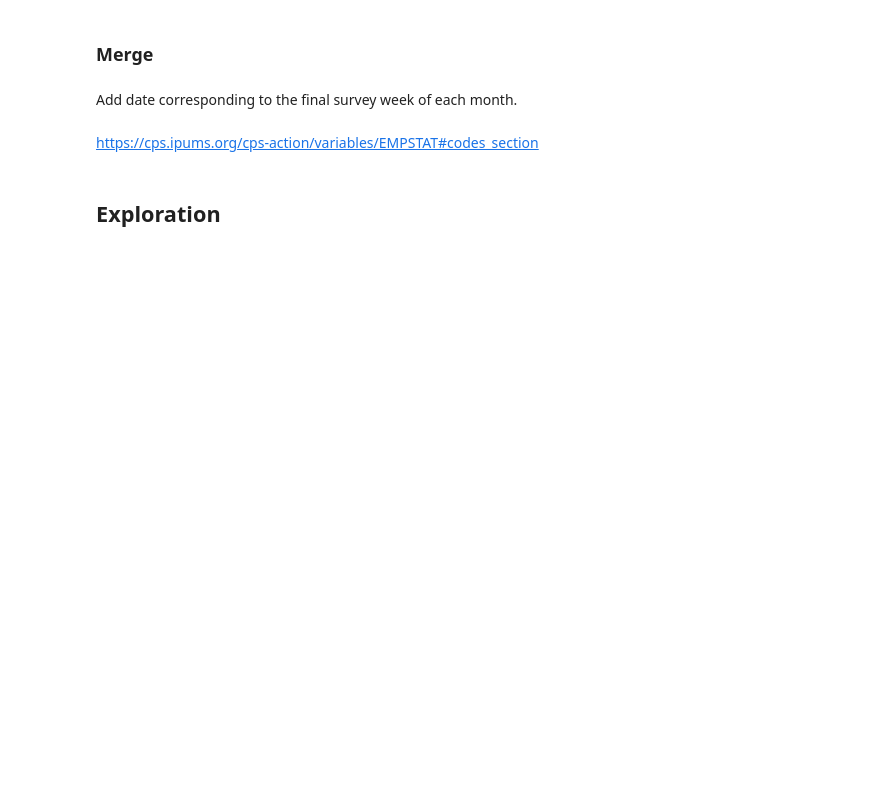
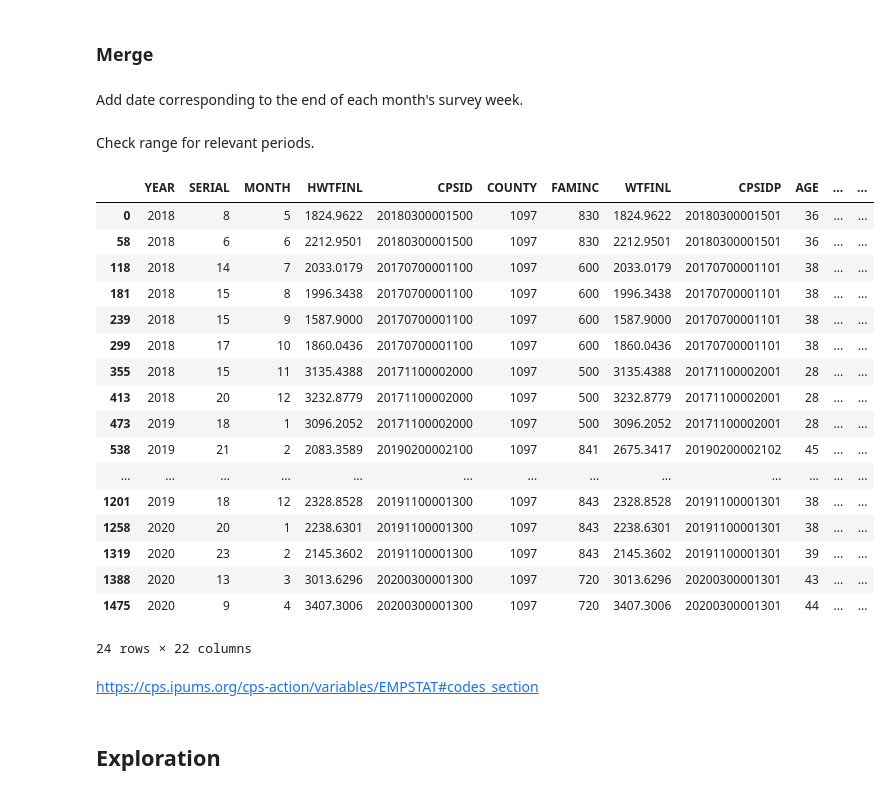
Before and after one commit to MaxGhenis/mit_1432, a Jupyter notebook: paper.ipynb, the cells around one changed output. Drawn from its saved outputs; the diff is of its cells as text; code cells hidden in the pictures; blank space fills up the shorter version.

```diff
--- a/paper.ipynb
+++ b/paper.ipynb
@@ -16,7 +16,7 @@ mdf.set_plot_style()
 # %%
 cases_raw = pd.read_csv('https://github.com/nytimes/covid-19-data/raw/master/us-counties.csv')
 # %%
-closures_raw = pd.read_csv('https://raw.githubusercontent.com/Keystone-Strategy/covid19-intervention-data/a41e4f282fab31793d01923c7d7445e45bddbbe0/complete_npis_inherited_policies.csv')
+closures_raw = pd.read_csv('https://raw.githubusercontent.com/Keystone-Strategy/covid19-intervention-data/master/complete_npis_inherited_policies.csv')
 # %%
 pop_raw = pd.read_csv('https://www2.census.gov/programs-surveys/popest/datasets/2010-2019/counties/totals/co-est2019-alldata.csv',
                       usecols=['STATE', 'COUNTY', 'POPESTIMATE2019'])
@@ -94,11 +78,11 @@ cases
 # %% [markdown]
 ### Merge
 # %%
-cps = cps_raw.merge(closures, on='COUNTY')
+cps = cps_raw.merge(county.rename({'fips': 'COUNTY'}, axis=1), on='COUNTY')
 # %%
 cps['female'] = cps.SEX == 2
 # %% [markdown]
-Add date corresponding to the final survey week of each month.
+Add date corresponding to the end of each month's survey week.
 # %%
 cps['day'] = 12
 cps['cps_date'] = pd.to_datetime(cps[['YEAR', 'MONTH', 'day']])
@@ -106,9 +90,33 @@ cps['cps_date'] = pd.to_datetime(cps[['YEAR', 'MONTH', 'day']])
 # Series.dt.weekday is 0 for Monday, 6 for Sunday.
 cps['cps_weekday'] = cps.cps_date.dt.weekday
 cps['days_to_sat'] = np.where(cps.cps_weekday == 6, 12, 5) - cps.cps_weekday
-cps['cps_date'] = cps.cps_date + cps.days_to_sat.astype('timedelta64[D]')
+cps['cps_end_date'] = cps.cps_date + cps.days_to_sat.astype('timedelta64[D]')
+cps['cps_start_date'] = cps.cps_end_date - pd.DateOffset(days=6)
 # Drop unnecessary intermediate columns.
-cps.drop(['day', 'cps_weekday', 'days_to_sat'], axis=1, inplace=True)
+cps.drop(['day', 'cps_date', 'cps_weekday', 'days_to_sat'], axis=1, inplace=True)
+# %% [markdown]
+Check range for relevant periods.
+# %%
+cps.drop_duplicates('cps_end_date')
+# %% [output]
+|  | YEAR | SERIAL | MONTH | HWTFINL | CPSID | COUNTY | FAMINC | WTFINL | CPSIDP | AGE | ... | ... |
+| 0 | 2018 | 8 | 5 | 1824.9622 | 20180300001500 | 1097 | 830 | 1824.9622 | 20180300001501 | 36 | ... | ... |
+| 58 | 2018 | 6 | 6 | 2212.9501 | 20180300001500 | 1097 | 830 | 2212.9501 | 20180300001501 | 36 | ... | ... |
+| 118 | 2018 | 14 | 7 | 2033.0179 | 20170700001100 | 1097 | 600 | 2033.0179 | 20170700001101 | 38 | ... | ... |
+| 181 | 2018 | 15 | 8 | 1996.3438 | 20170700001100 | 1097 | 600 | 1996.3438 | 20170700001101 | 38 | ... | ... |
+| 239 | 2018 | 15 | 9 | 1587.9000 | 20170700001100 | 1097 | 600 | 1587.9000 | 20170700001101 | 38 | ... | ... |
+| 299 | 2018 | 17 | 10 | 1860.0436 | 20170700001100 | 1097 | 600 | 1860.0436 | 20170700001101 | 38 | ... | ... |
+| 355 | 2018 | 15 | 11 | 3135.4388 | 20171100002000 | 1097 | 500 | 3135.4388 | 20171100002001 | 28 | ... | ... |
+| 413 | 2018 | 20 | 12 | 3232.8779 | 20171100002000 | 1097 | 500 | 3232.8779 | 20171100002001 | 28 | ... | ... |
+| 473 | 2019 | 18 | 1 | 3096.2052 | 20171100002000 | 1097 | 500 | 3096.2052 | 20171100002001 | 28 | ... | ... |
+| 538 | 2019 | 21 | 2 | 2083.3589 | 20190200002100 | 1097 | 841 | 2675.3417 | 20190200002102 | 45 | ... | ... |
+| ... | ... | ... | ... | ... | ... | ... | ... | ... | ... | ... | ... | ... |
+| 1201 | 2019 | 18 | 12 | 2328.8528 | 20191100001300 | 1097 | 843 | 2328.8528 | 20191100001301 | 38 | ... | ... |
+| 1258 | 2020 | 20 | 1 | 2238.6301 | 20191100001300 | 1097 | 843 | 2238.6301 | 20191100001301 | 38 | ... | ... |
+| 1319 | 2020 | 23 | 2 | 2145.3602 | 20191100001300 | 1097 | 843 | 2145.3602 | 20191100001301 | 39 | ... | ... |
+| 1388 | 2020 | 13 | 3 | 3013.6296 | 20200300001300 | 1097 | 720 | 3013.6296 | 20200300001301 | 43 | ... | ... |
+| 1475 | 2020 | 9 | 4 | 3407.3006 | 20200300001300 | 1097 | 720 | 3407.3006 | 20200300001301 | 44 | ... | ... |
+24 rows × 22 columns
 # %% [markdown]
 https://cps.ipums.org/cps-action/variables/EMPSTAT#codes_section
 # %%
```
Also changed, not shown: parts of 8 cells of this notebook, 4 other files.
